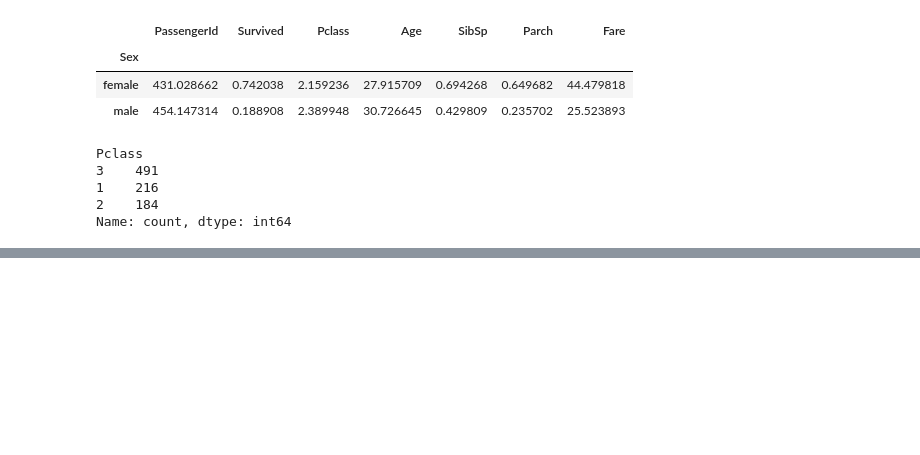
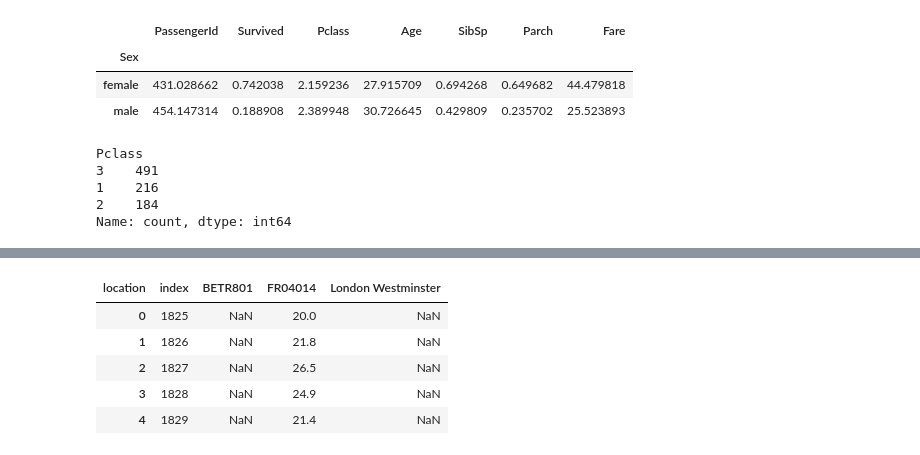
Before and after one commit to guka20/learn_pandas_from_documentation, a Jupyter notebook: learn.ipynb, the cells around one changed output, grey strips where cells are left out. Saved outputs shown, nothing was run; the diff lists cells and outputs as text; code cells hidden in the pictures; blank space fills up the shorter version.

```diff
--- a/learn.ipynb
+++ b/learn.ipynb
@@ -164,0 +225,12 @@ Name: count, dtype: int64
+# %%
+# reset_index საშუალებას გვაძლევს location როგორც ინდექსი გავანულოთ
+# ამ დროს შეიქმნება ახალი column სახელად index სადაც მიენიჭება წინა ორიგინალი ინდექსები
+no2_pivoted = no2.pivot(columns="location", values="value").reset_index()
+no2_pivoted.head()
+# %% [output]
+| location | index | BETR801 | FR04014 | London Westminster |
+| 0 | 1825 | NaN | 20.0 | NaN |
+| 1 | 1826 | NaN | 21.8 | NaN |
+| 2 | 1827 | NaN | 26.5 | NaN |
+| 3 | 1828 | NaN | 24.9 | NaN |
+| 4 | 1829 | NaN | 21.4 | NaN |
```
Also changed, not shown: parts of 10 cells of this notebook, 1 other file.
